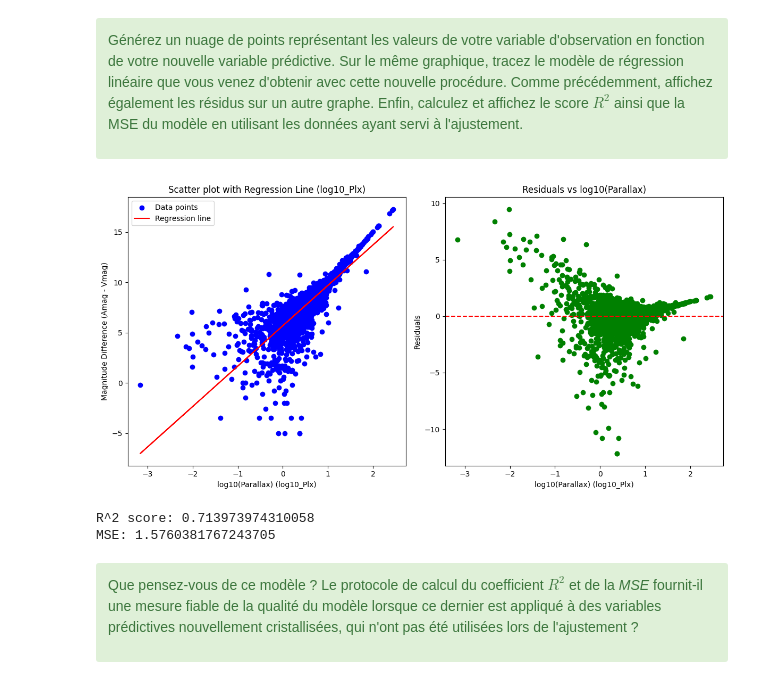
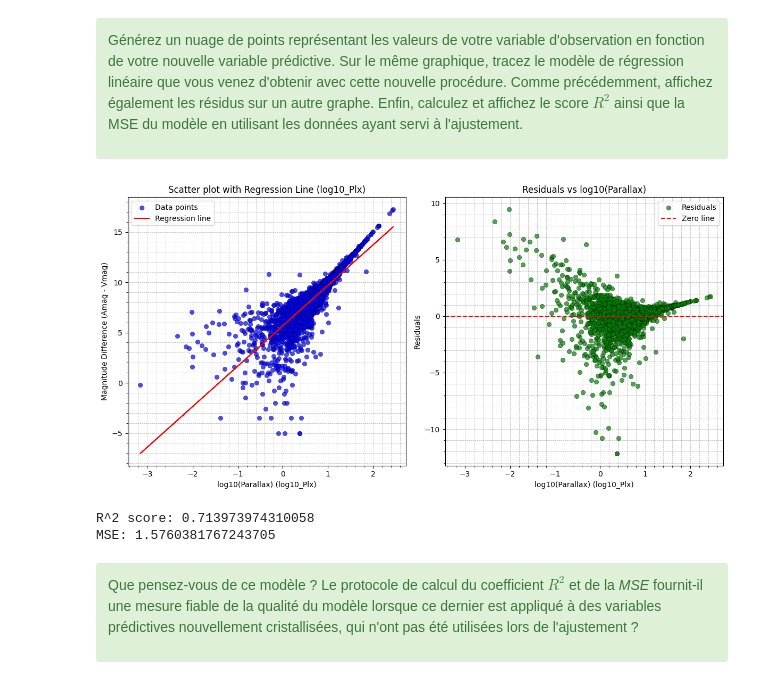
Before and after one commit to LeJzer03/Stat.-Devoir---Github, a Jupyter notebook: math0487_hw2.ipynb, the cells around one changed output. Cells and saved outputs as stored; diff of their text form; code cells hidden in the pictures.

```diff
--- a/math0487_hw2.ipynb
+++ b/math0487_hw2.ipynb
@@ -475,47 +500,56 @@ data['log10_Plx'] = np.log10(data['Plx'])
 X_log = data[['log10_Plx']].values.reshape(-1, 1)
 y = data['Mag_diff'].values
 
 # Create and fit the linear regression model with the new predictive variable
 model_log = LinearRegression()
 model_log.fit(X_log, y)
 
 # Predict the values
 y_pred_log = model_log.predict(X_log)
 
 # Calculate the residuals
 residuals_log = y - y_pred_log
 
 # Calculate R^2 and MSE
 r2_score_log = model_log.score(X_log, y)
 mse_log = np.mean((y - y_pred_log) ** 2)
 
 # Scatter plot with regression line
 plt.figure(figsize=(12, 6))
 
-plt.subplot(1, 2, 1)
-plt.scatter(X_log, y, color='blue', label='Data points')
-plt.plot(X_log, y_pred_log, color='red', label='Regression line')
-plt.xlabel('log10(Parallax) (log10_Plx)')
-plt.ylabel('Magnitude Difference (Amag - Vmag)')
-plt.title('Scatter plot with Regression Line (log10_Plx)')
-plt.legend()
+ax1 = plt.subplot(1, 2, 1)
+ax1.scatter(X_log, y, color='blue', edgecolor='black', alpha=0.7, linewidths=0.4, label='Data points')
+ax1.plot(X_log, y_pred_log, color='red', label='Regression line')
+ax1.set_xlabel('log10(Parallax) (log10_Plx)')
+ax1.set_ylabel('Magnitude Difference (Amag - Vmag)')
+ax1.set_title('Scatter plot with Regression Line (log10_Plx)')
+ax1.legend()
+ax1.minorticks_on()
+ax1.grid(which='both', linestyle='--', linewidth=0.5)
+ax1.set_axisbelow(True)
 
 # Residuals plot
-plt.subplot(1, 2, 2)
-plt.scatter(X_log, residuals_log, color='green')
-plt.axhline(y=0, color='red', linestyle='--')
-plt.xlabel('log10(Parallax) (log10_Plx)')
-plt.ylabel('Residuals')
-plt.title('Residuals vs log10(Parallax)')
+ax2 = plt.subplot(1, 2, 2)
+ax2.scatter(X_log, residuals_log, color='green', edgecolor='black', alpha=0.7, linewidths=0.4, label='Residuals')
+ax2.axhline(y=0, color='red', linestyle='--', label='Zero line')
+ax2.set_xlabel('log10(Parallax) (log10_Plx)')
+ax2.set_ylabel('Residuals')
+ax2.set_title('Residuals vs log10(Parallax)')
+ax2.legend()
+ax2.minorticks_on()
+ax2.grid(which='both', linestyle='--', linewidth=0.5)
+ax2.set_axisbelow(True)
+
+
 
 plt.tight_layout()
 plt.show()
 
 # Print R^2 and MSE
 print(f"R^2 score: {r2_score_log}")
 print(f"MSE: {mse_log}")
 # %% [output]
-[figure, old version]
+[figure, new version]
 R^2 score: 0.713973974310058
 MSE: 1.5760381767243705
 # %% [markdown]
```
Also changed, not shown: parts of 7 cells of this notebook.
